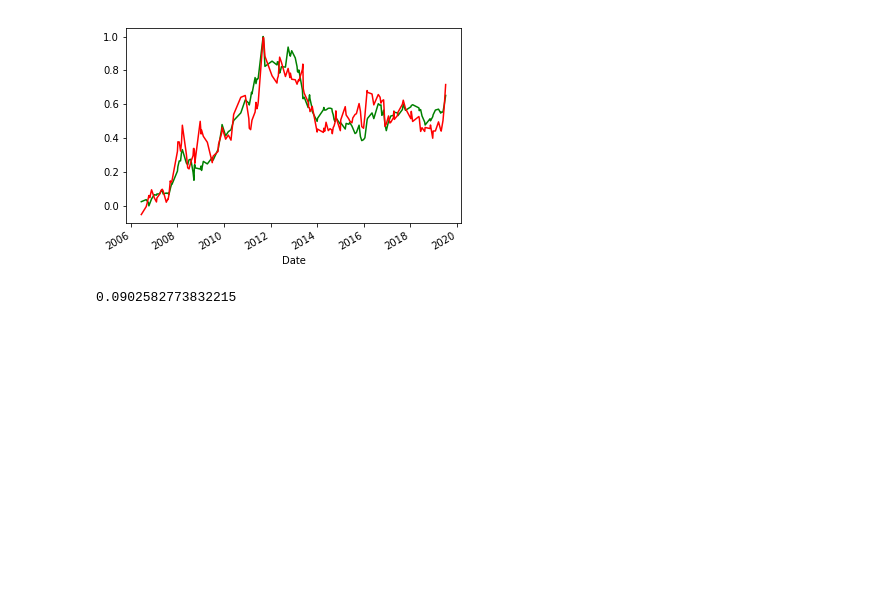
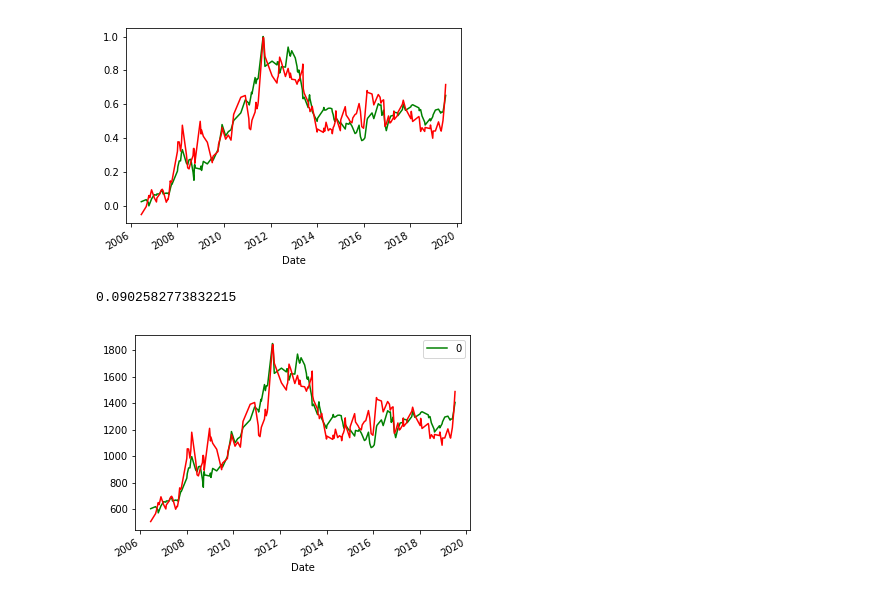
Before and after one commit to CaptainPica/Precious_Metals_Trading, a Jupyter notebook: notebooks/Gold SVR Models.ipynb, the cells around one changed output. Saved outputs shown, nothing was run; the diff lists cells and outputs as text; code cells hidden in the pictures; blank space fills up the shorter version.

Commit message:
Added additional code to refine the svr models. Added variable to adapt code to any metal. Output additional csv for read-in for use in trading model.

```diff
--- a/notebooks/Gold SVR Models.ipynb
+++ b/notebooks/Gold SVR Models.ipynb
@@ -54,0 +44,11 @@ normalized_df.head()
+# %%
+scaler_body = MinMaxScaler()
+scaler_gold = MinMaxScaler()
+scaler_body.fit(df.drop(f"{metal}_Settle",axis=1))
+scaler_gold.fit(pd.DataFrame(df[f"{metal}_Settle"]))
+normalized_df = [list(x) for x in scaler_body.transform(df.drop(f"{metal}_Settle",axis=1))]
+normalized_gold = [list(x) for x in scaler_gold.transform(pd.DataFrame(df[f"{metal}_Settle"]))]
+for i in range(len(normalized_gold)):
+    normalized_gold[i].extend(normalized_df[i])
+normalized_df = pd.DataFrame(normalized_gold,index=df.index,columns=df.columns)
+normalized_df.head()
@@ -57,7 +65,7 @@ normalized_df.head()
 Can prune models with little correlation/ability to predict the Settle Price.
 # %%
 influence = normalized_df.corr()
-normalized_df = normalized_df[list(influence.loc[abs(influence["Gold_Settle"]) >= .3].index)]
+normalized_df = normalized_df[list(influence.loc[abs(influence[f"{metal}_Settle"]) >= .3].index)]
 # %%
 normalized_df.head()
 # %% [output]
@@ -69,8 +77,8 @@ normalized_df.head()
 | 2006-07-04 | 0.018676 | 0.014729 | 0.140274 | 0.154881 | 0.185874 | ... |
 | 2006-07-11 | 0.049619 | 0.063109 | 0.185238 | 0.206740 | 0.212732 | ... |
 # %%
-X = normalized_df.drop("Gold_Settle", axis=1)
-y = normalized_df["Gold_Settle"]
+X = normalized_df.drop(f"{metal}_Settle", axis=1)
+y = normalized_df[f"{metal}_Settle"]
 # %%
 X_train, X_test, y_train, y_test = \
     train_test_split(X, y, random_state=1)
@@ -107,3 +115,11 @@ ax2 = predictions[0].plot(color="red")
 print(sqrt(mean_squared_error(y_test,predictions)))
 # %% [output]
 0.0902582773832215
+# %%
+predictions_normal = pd.DataFrame(scaler_gold.inverse_transform(predictions),index=predictions.index)
+y_test_normal = pd.DataFrame(scaler_gold.inverse_transform(pd.DataFrame(y_test)),index=y_test.index)
+# %%
+ax1 = y_test_normal.plot(color="green")
+ax2 = predictions_normal[0].plot(color="red")
+# %% [output]
+[figure, added]
```
Also changed, not shown: parts of 7 cells of this notebook, 2 other files.
